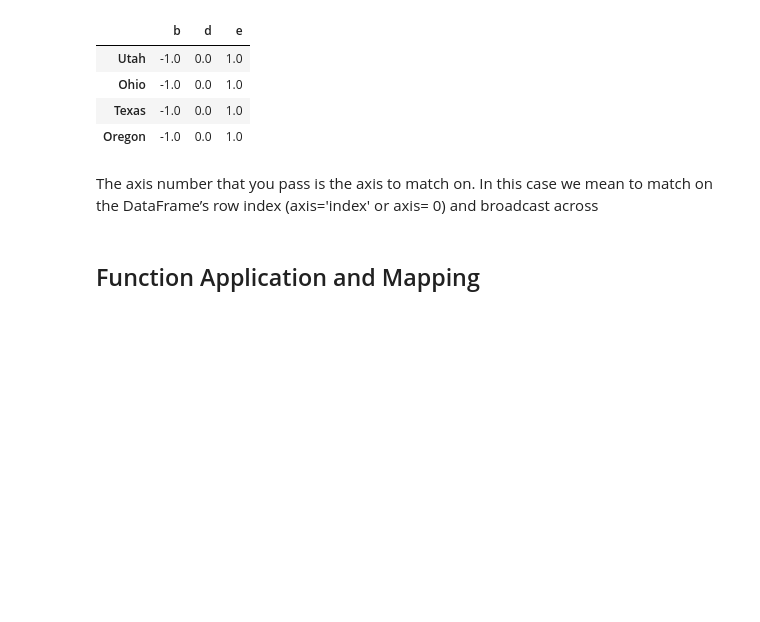
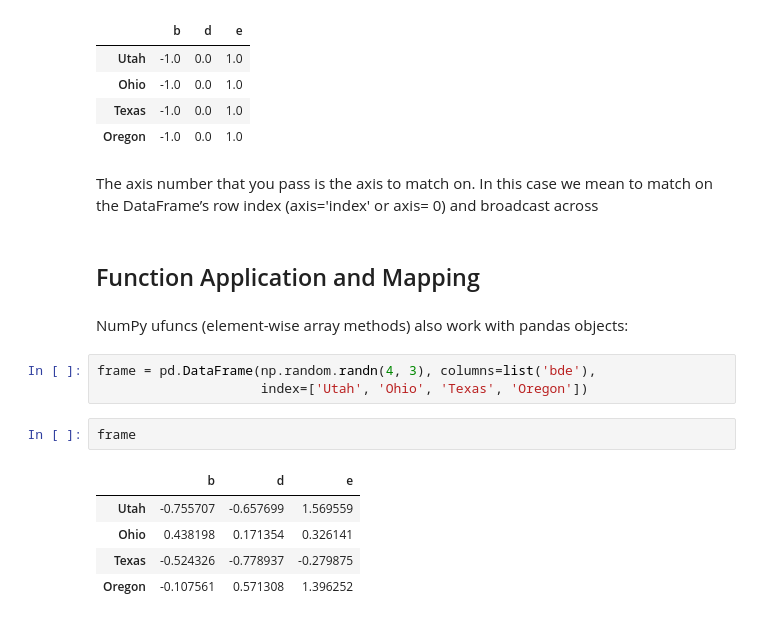
Before and after one commit to lucaslokchan/data-analysis, a Jupyter notebook: Python for Data Analysis/05_Getting_Started_with_pandas.ipynb, the cells around one changed output. Saved outputs shown, nothing was run; the diff lists cells and outputs as text; blank space fills up the shorter version.

```diff
--- a/Python for Data Analysis/05_Getting_Started_with_pandas.ipynb
+++ b/Python for Data Analysis/05_Getting_Started_with_pandas.ipynb
@@ -1288,3 +1288,16 @@ frame.sub(series3, axis='index')
 The axis number that you pass is the axis to match on. In this case we mean to match on the DataFrame’s row index (axis='index' or axis= 0) and broadcast across
 # %% [markdown]
 ## Function Application and Mapping
+# %% [markdown]
+NumPy ufuncs (element-wise array methods) also work with pandas objects:
+# %%
+frame = pd.DataFrame(np.random.randn(4, 3), columns=list('bde'),
+                     index=['Utah', 'Ohio', 'Texas', 'Oregon'])
+# %%
+frame
+# %% [output]
+|  | b | d | e |
+| Utah | -0.755707 | -0.657699 | 1.569559 |
+| Ohio | 0.438198 | 0.171354 | 0.326141 |
+| Texas | -0.524326 | -0.778937 | -0.279875 |
+| Oregon | -0.107561 | 0.571308 | 1.396252 |
```
Also changed, not shown: parts of 38 cells of this notebook.
